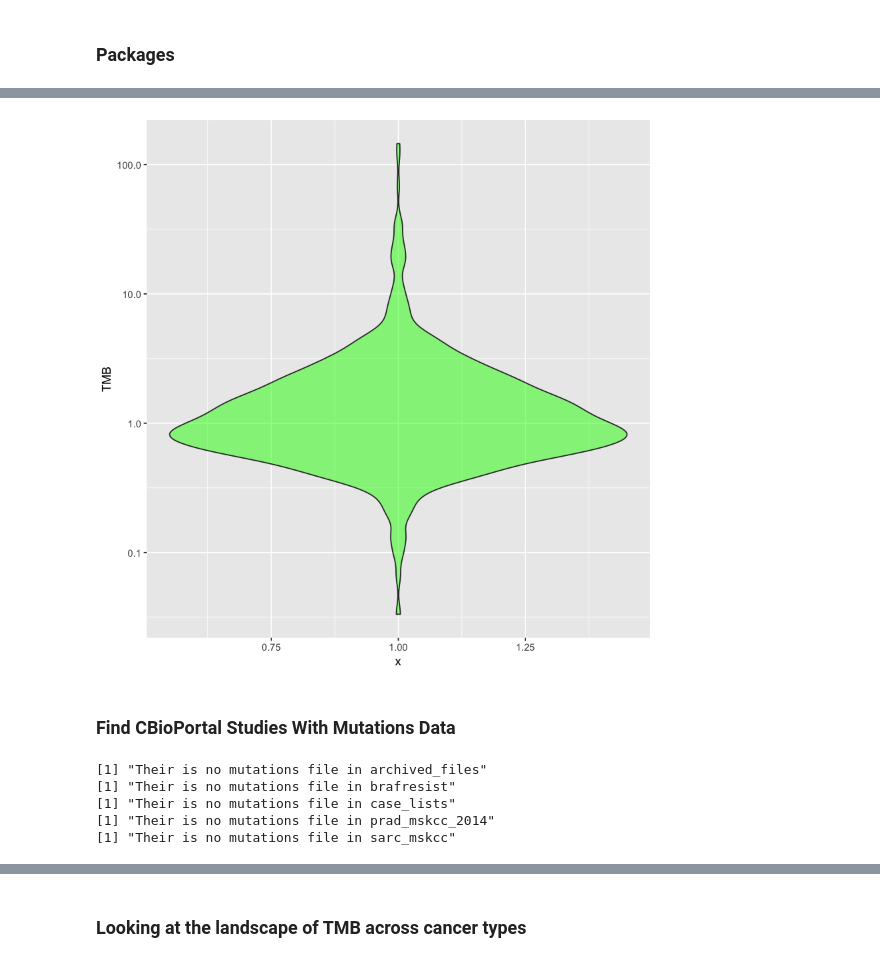
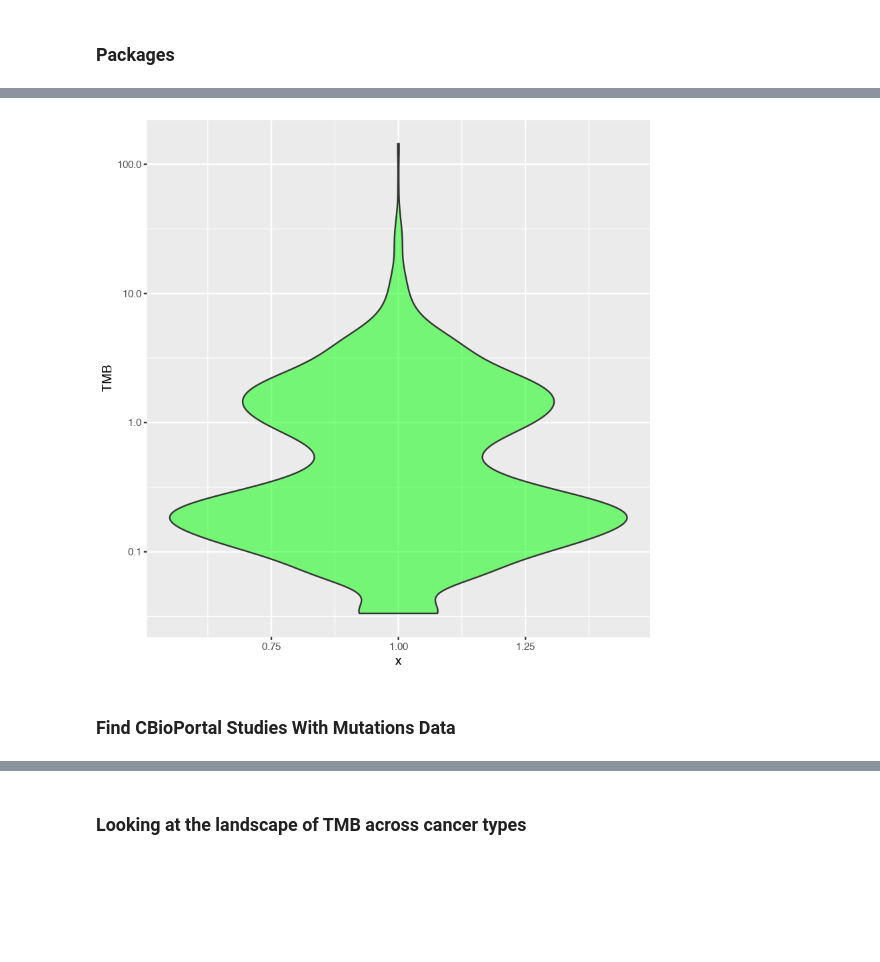
Before and after one commit to cobrbra/ccg, a Jupyter notebook: Code/TMB_Calculator.ipynb, the cells around one changed output, grey strips where cells are left out. Cells and saved outputs as stored; diff of their text form; code cells hidden in the pictures; blank space fills up the shorter version.

Commit message:
Functions to automate testing of windows and data loading

```diff
--- a/Code/TMB_Calculator.ipynb
+++ b/Code/TMB_Calculator.ipynb
@@ -34,3 +38,28 @@ Update old packages: 'BiocManager', 'circlize', 'ELMER', 'ensembldb', 'farver',
 # %%
 source("TMB_Funcs.txt")
 # My Stuff!
+# %%
+abridge <- function(maf_file, nonsilent = TRUE) {
+# Takes a maf file and selects the characteristics required to perform TMB analysis
+# and removes duplicate entries (which exist for a variety of reasons, consult
+# the TCGA website)
+# Requires tidyverse
+
+    if ("Start_position" %in% colnames(maf_file)) {
+        maf_file <- rename(maf_file, replace = c("Start_position" = "Start_Position"))
+    }
+
+    if ("End_position" %in% colnames(maf_file)) {
+        maf_file <- rename(maf_file, replace = c("End_position" = "End_Position"))
+    }
+
+    data_abridged <- maf_file %>%
+       select(Hugo_Symbol, Chromosome, Start_Position, End_Position, Variant_Classification, Variant_Type, Tumor_Sample_Barcode) %>%
+        distinct()
+
+    if (nonsilent == TRUE) {
+        data_abridged <- data_abridged %>%
+            filter(Variant_Classification %in% c('Frame_Shift_Del', 'Frame_Shift_Ins', 'In_Frame_Del', 'In_Frame_Ins', 'Missense_Mutation', 'Nonsense_Mutation', 'Nonstop_Mutation', 'Splice_Site', 'Translation_Start_Site'))
+              }
+    return(data_abridged)
+}
@@ -36,0 +118,2 @@ source("TMB_Funcs.txt")
+# %%
+path_name <- "/Volumes/CCG8/processed_data"
@@ -58,0 +225,2 @@ See problems(...) for more details.
+# %%
+breast_data <- cbio_getData(path_name, cancer_type = "brca")
@@ -59,5 +318,5 @@ See problems(...) for more details.
 # %%
-new_data %>%
+breast_data[[3]] %>%
     TMB_Calc() %>%
     ggplot(aes(x = 1, y = TMB)) + geom_violin(alpha = 0.5, fill = "green") + scale_y_log10()
 # %% [output]
@@ -67,17 +323,20 @@ Warning message:
-[figure, old version]
+[figure, new version]
 # %% [markdown]
 ###  Find CBioPortal Studies With Mutations Data
 # %%
 path_name = "/Volumes/CCG8/processed_data"
 # %%
-for (i in 1:length(dir(path_name))) {
-    if (!("data_mutations_extended.txt" %in% dir(paste0(path_name, "/", dir(path_name)[i])))) {
-        print(paste0("Their is no mutations file in ", dir(path_name)[i]))
+cbio_getCancerTypes <- function(path_name) {
+    cancer_types <- c()
+    for (i in 1:length(dir(path_name))) {
+        if (!("data_mutations_extended.txt" %in% dir(paste0(path_name, "/", dir(path_name)[i])))) {
+            print(paste0("Their is no mutations file in ", dir(path_name)[i]))
+        }
+        else {
+            study_meta <- read_tsv(paste0(path_name, "/", dir(path_name)[i], "/meta_study.txt"), col_names = FALSE, comment = "#")
+            cancer <- substr(study_meta[1,],17,nchar((study_meta[1,])))
+            cancer_types <- unique(c(cancer_types, cancer))
+        }
     }
+    return(cancer_types)
 }
-# %% [output]
-[1] "Their is no mutations file in archived_files"
-[1] "Their is no mutations file in brafresist"
-[1] "Their is no mutations file in case_lists"
-[1] "Their is no mutations file in prad_mskcc_2014"
-[1] "Their is no mutations file in sarc_mskcc"
```
Also changed, not shown: parts of 8 cells of this notebook, 4 other files.
